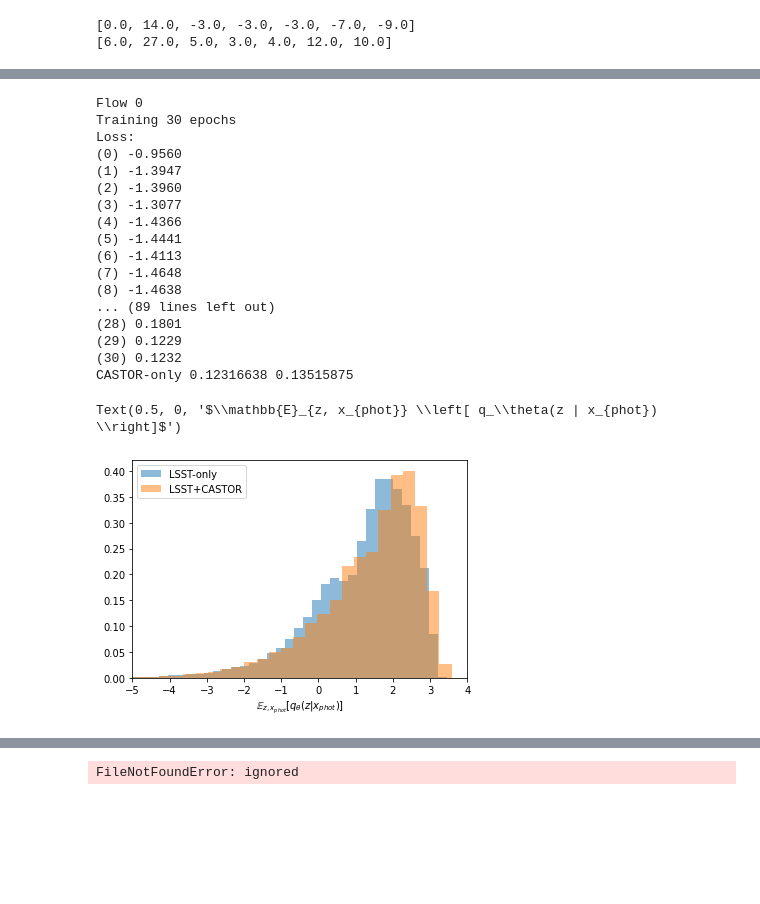
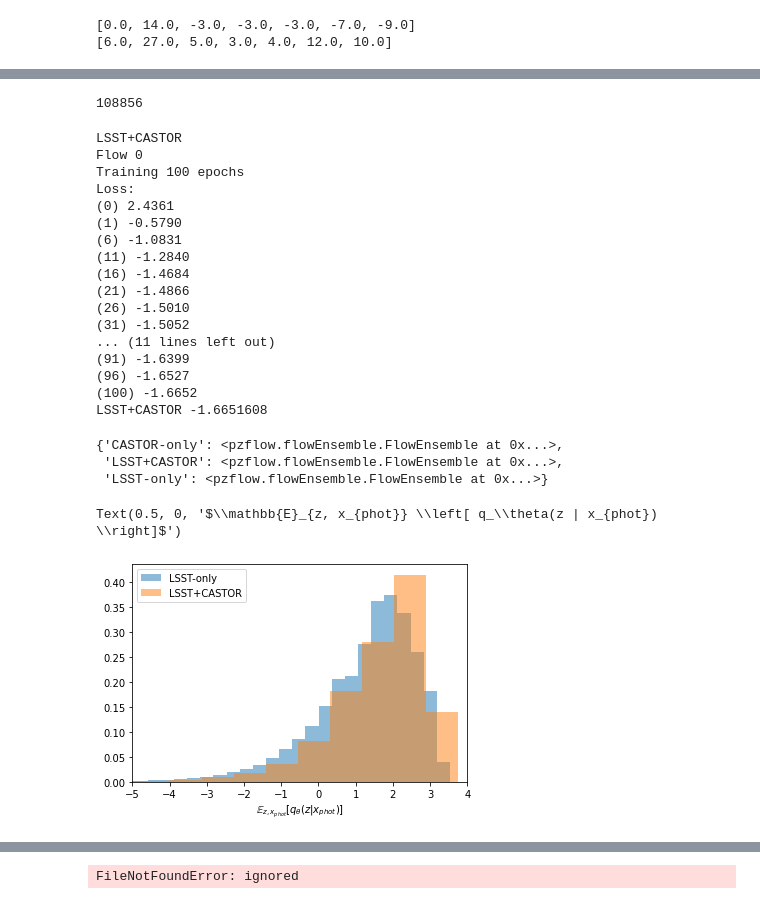
Before and after one commit to aimalz/CASTORpz, a Jupyter notebook: TheLastMetric.ipynb, the cells around one changed output, grey strips where cells are left out. Saved outputs shown, nothing was run; the diff lists cells and outputs as text; code cells hidden in the pictures; blank space fills up the shorter version.

Commit message:
plots of thelastmetric for different survey combinations

```diff
--- a/TheLastMetric.ipynb
+++ b/TheLastMetric.ipynb
@@ -140,7 +140,7 @@ test
 | 698210 | 964449 | 0.3073 | 25.022345 | 0.046346 | 25.261477 | 0.056601 | 25.027346 | ... |
 698211 rows × 39 columns
 # %%
-CASTOR_baseline = Table.from_pandas(test[test["Euclid_VIS_MAG"] <= 24.5])#[mask]#Table.from_pandas(mock[mask]) #ignoring training data outside the Euclid flux limit
+CASTOR_baseline = Table.from_pandas(test[(test["Euclid_VIS_MAG"] <= 24.5) & (test["LSST_r_MAG"] >= 17.5)])#[mask]#Table.from_pandas(mock[mask]) #ignoring training data outside the Euclid flux limit
 # idcol =  CASTOR_baseline['ID']
 # CASTOR_baseline = Table(CASTOR_baseline.as_array().byteswap().newbyteorder('=')).to_pandas()[CASTOR_baseline.columns[1:]]
 # print(CASTOR_baseline.columns)
@@ -348,0 +387,4 @@ for os in catalogs.keys():
+# %%
+len(cat)
+# %% [output]
+108856
@@ -349,17 +393,17 @@ for os in catalogs.keys():
 # %%
-tav_train, tav_test = {}, {}
-
-for os, ens in ensembles.items():
-
+# tav_train, tav_test = {}, {}
+for os in ['LSST+CASTOR']:
+    ens  = ensembles[os]
     # get the data and make a train and test set
     cat = catalogs[os]
-    cat_train = cat.sample(frac = 0.5)
-    cat_test = cat.drop(cat_train.index)
-
+    # cat_train = cat.sample(frac = 0.99)
+    # cat_test = cat.drop(cat_train.index)
+    cat_train = cat
+    print(os)
     # train the flow on the given learning rate schedule
     loss = ens.train(cat_train,#conditional_columns],
                                convolve_errs=False,
-                       epochs = 30, seed = 123, verbose=True)
+                       epochs = 100, verbose=True)
     # loss2 = ens.train(cat_train, convolve_errs=True,
     #                    epochs = 30, seed = 312)
     # loss3 = ens.train(cat_train, convolve_errs=True,
@@ -373,38 +417,44 @@ for os, ens in ensembles.items():
 
     # print the train and test loss
     train_loss = -np.mean(ens.log_prob(cat_train))
-    test_loss = -np.mean(ens.log_prob(cat_test))
-    print(os, train_loss, test_loss)
-
+    # test_loss = -np.mean(ens.log_prob(cat_test))
+    print(os, train_loss)#, test_loss)
+    post_trained[os] = ens
     # save the ensemble
     ens.save(prepend+f"pzflow_ensemble_for_{os}.pkl")
     # and the losses
     with open(prepend+f"losses_for_{os}.pkl", "wb") as file:
         pickle.dump({"losses": loss,
                      "train loss": train_loss,
-                     "test loss": test_loss,
+                    #  "test loss": test_loss,
                      "train_ids": cat_train.index},
                     file)
 
-    mutual_information_lower_bound_train = ens.log_prob(cat_train, returnEnsemble=True)
-    mutual_information_lower_bound_test = ens.log_prob(cat_test, returnEnsemble=True)
-    tav_train[os] = mutual_information_lower_bound_train
-    tav_test[os] = mutual_information_lower_bound_test
+    # mutual_information_lower_bound_train = ens.log_prob(cat_train, returnEnsemble=True)
+    # mutual_information_lower_bound_test = ens.log_prob(cat_test, returnEnsemble=True)
+    # tav_train[os] = mutual_information_lower_bound_train
+    # tav_test[os] = mutual_information_lower_bound_test
 # %% [output]
+LSST+CASTOR
 Flow 0
-Training 30 epochs
+Training 100 epochs
 Loss:
-(0) -0.9560
-(1) -1.3947
-(2) -1.3960
-(3) -1.3077
-(4) -1.4366
-(5) -1.4441
-(6) -1.4113
-(7) -1.4648
-(8) -1.4638
-... (89 lines left out)
-(28) 0.1801
-(29) 0.1229
-(30) 0.1232
-CASTOR-only 0.12316638 0.13515875
+(0) 2.4361
+(1) -0.5790
+(6) -1.0831
+(11) -1.2840
+(16) -1.4684
+(21) -1.4866
+(26) -1.5010
+(31) -1.5052
+... (11 lines left out)
+(91) -1.6399
+(96) -1.6527
+(100) -1.6652
+LSST+CASTOR -1.6651608
+# %%
+post_trained
+# %% [output]
+{'CASTOR-only': <pzflow.flowEnsemble.FlowEnsemble at 0x...>,
+ 'LSST+CASTOR': <pzflow.flowEnsemble.FlowEnsemble at 0x...>,
+ 'LSST-only': <pzflow.flowEnsemble.FlowEnsemble at 0x...>}
@@ -411,9 +465,9 @@ CASTOR-only 0.12316638 0.13515875
 # %%
 for os in ['LSST-only', 'LSST+CASTOR']:
-  plt.hist(tav_train[os].T[0], alpha=0.5, label=os, density=True, bins=100)
+  plt.hist(post_trained[os].log_prob(catalogs[os]), alpha=0.5, label=os, density=True, bins=100)
 plt.legend()
 plt.xlim(-5,4)
 plt.xlabel(r'$\mathbb{E}_{z, x_{phot}} \left[ q_\theta(z | x_{phot}) \right]$')
 # %% [output]
 Text(0.5, 0, '$\\mathbb{E}_{z, x_{phot}} \\left[ q_\\theta(z | x_{phot}) \\right]$')
-[figure, old version]
+[figure, new version]
```
Also changed, not shown: parts of 11 cells of this notebook.
